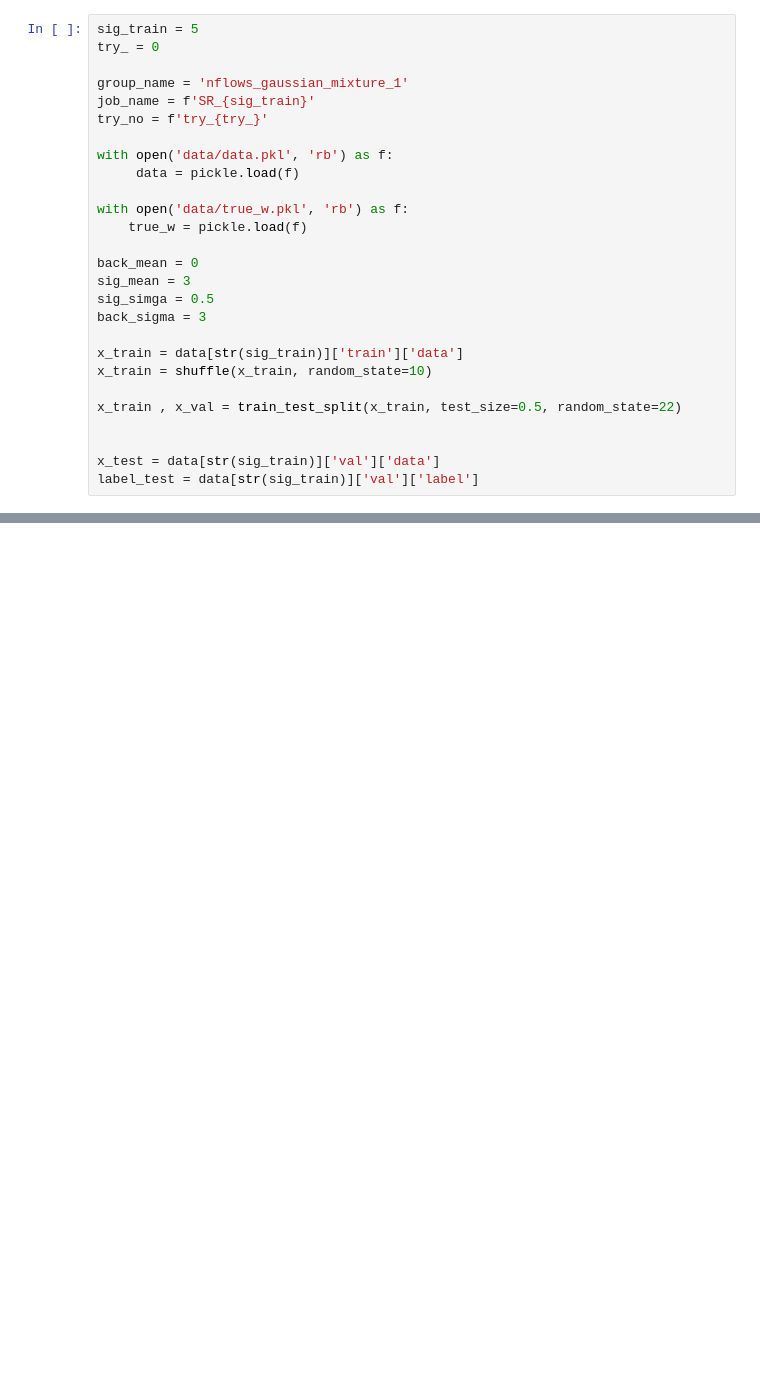
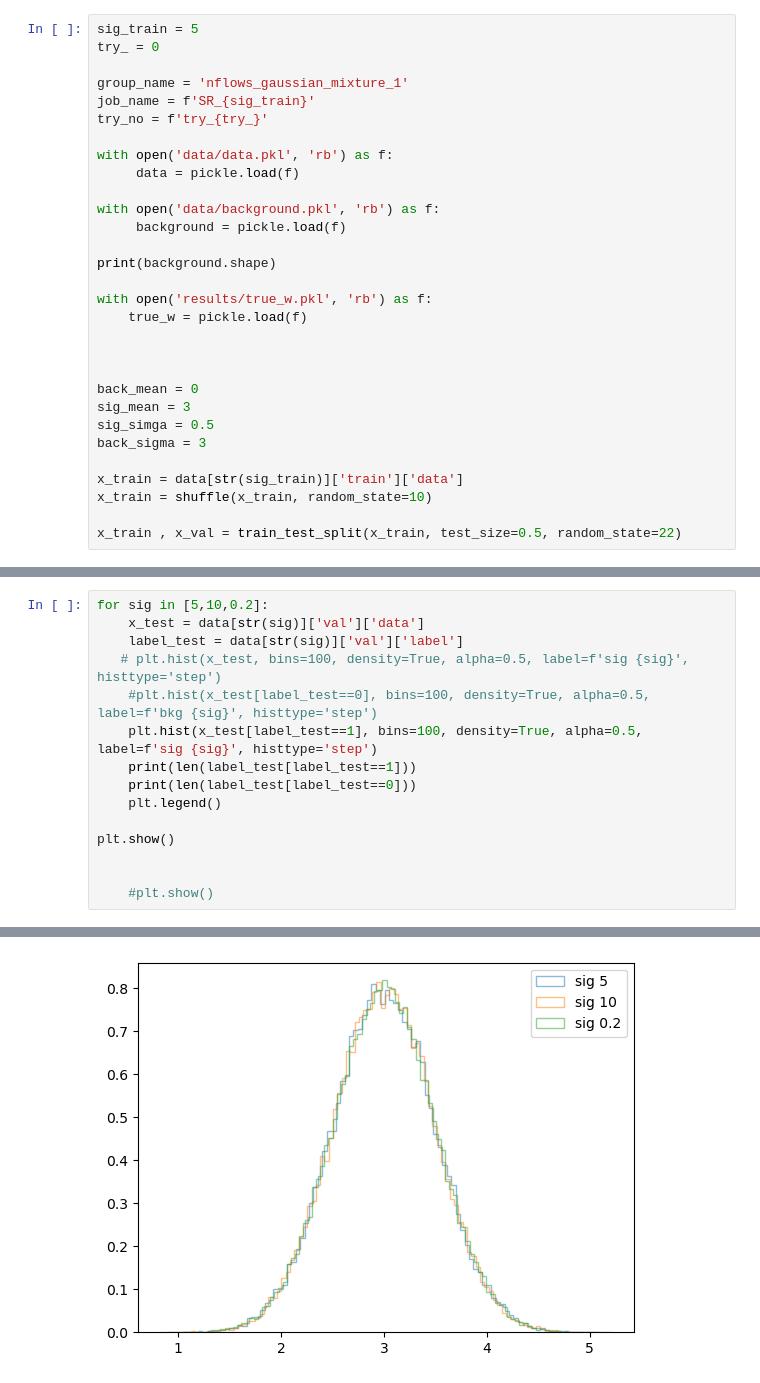
Before and after one commit to rd804/R-ANODE, a Jupyter notebook: notebooks/anode.ipynb, the cells around one changed output, grey strips where cells are left out. Cells and saved outputs as stored; diff of their text form; blank space fills up the shorter version.

Commit message:
Fixed anode results compiled

```diff
--- a/notebooks/anode.ipynb
+++ b/notebooks/anode.ipynb
@@ -36,8 +39,15 @@ try_no = f'try_{try_}'
 with open('data/data.pkl', 'rb') as f:
      data = pickle.load(f)
 
-with open('data/true_w.pkl', 'rb') as f:
+with open('data/background.pkl', 'rb') as f:
+     background = pickle.load(f)
+
+print(background.shape)
+
+with open('results/true_w.pkl', 'rb') as f:
     true_w = pickle.load(f)
+
+
 
 back_mean = 0
 sig_mean = 3
@@ -48,7 +58,3 @@ x_train = data[str(sig_train)]['train']['data']
 x_train = shuffle(x_train, random_state=10)
 
 x_train , x_val = train_test_split(x_train, test_size=0.5, random_state=22)
-
-
-x_test = data[str(sig_train)]['val']['data']
-label_test = data[str(sig_train)]['val']['label']
@@ -58,0 +63,16 @@ torch
+# %%
+for sig in [5,10,0.2]:
+    x_test = data[str(sig)]['val']['data']
+    label_test = data[str(sig)]['val']['label']
+   # plt.hist(x_test, bins=100, density=True, alpha=0.5, label=f'sig {sig}', histtype='step')
+    #plt.hist(x_test[label_test==0], bins=100, density=True, alpha=0.5, label=f'bkg {sig}', histtype='step')
+    plt.hist(x_test[label_test==1], bins=100, density=True, alpha=0.5, label=f'sig {sig}', histtype='step')
+    print(len(label_test[label_test==1]))
+    print(len(label_test[label_test==0]))
+    plt.legend()
+
+plt.show()
+
+
+    #plt.show()
+# %% [output]
@@ -58,0 +85 @@ torch
+[figure, added]
```
Also changed, not shown: parts of 31 cells of this notebook, 5 other files.
